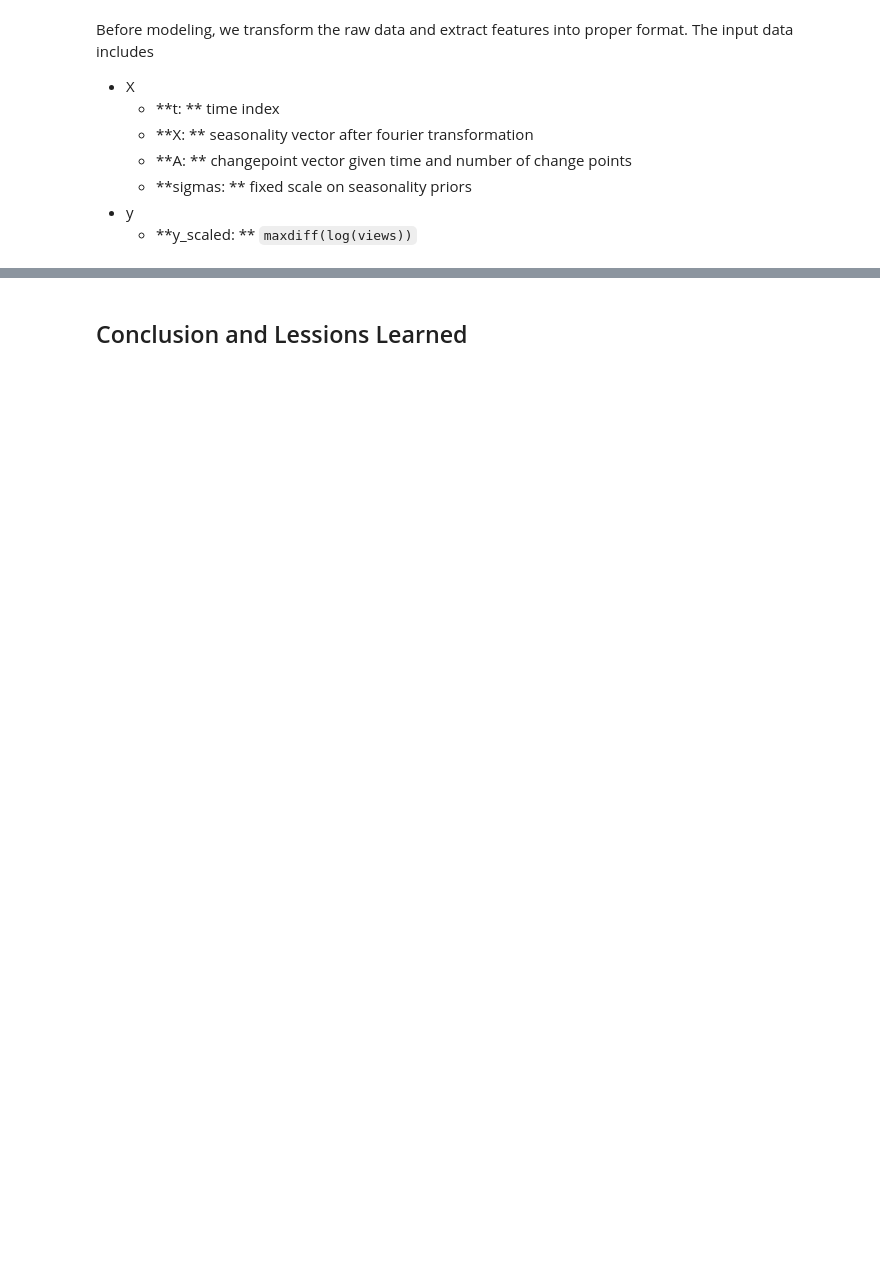
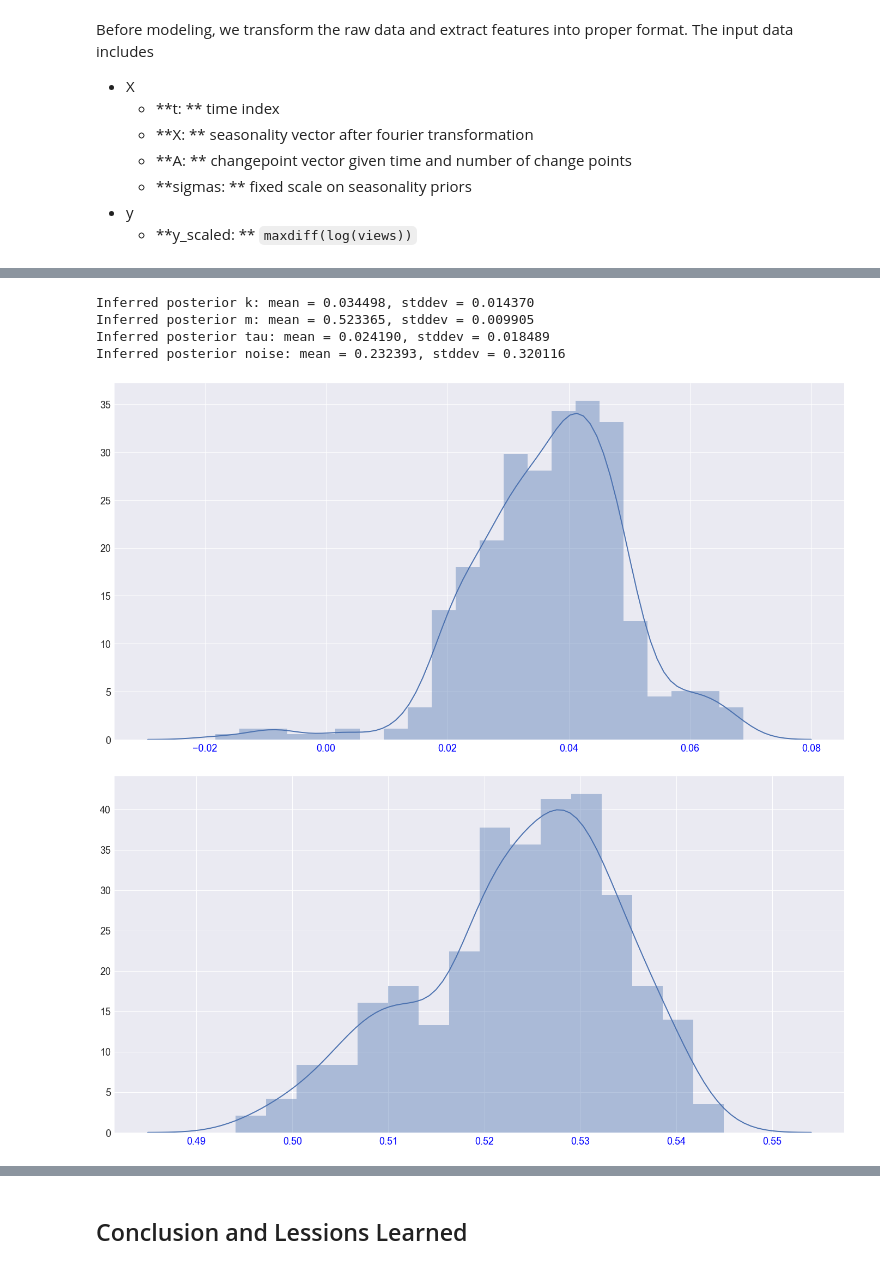
Before and after one commit to AmyJiang/probprog-project, a Jupyter notebook: final_notebook.ipynb, the cells around one changed output, grey strips where cells are left out. Cells and saved outputs as stored; diff of their text form; code cells hidden in the pictures; blank space fills up the shorter version.

```diff
--- a/final_notebook.ipynb
+++ b/final_notebook.ipynb
@@ -170,0 +249,30 @@ y_true = ts["future"]["y_scaled"].as_matrix()
+# %%
+# Posterior check
+sess = ed.get_session()
+kmean, kstddev = sess.run([qk.mean(), qk.stddev()])
+print("Inferred posterior k: mean = %f, stddev = %f" % (kmean, kstddev))
+mmean, mstddev = sess.run([qm.mean(), qm.stddev()])
+print("Inferred posterior m: mean = %f, stddev = %f" % (mmean, mstddev))
+tau_mean, tau_stddev = sess.run([qtau.mean(), qtau.stddev()])
+print("Inferred posterior tau: mean = %f, stddev = %f" % (tau_mean, tau_stddev))
+
+
+noise_mean, noise_stddev = sess.run([qsigma_obs.mean(), qsigma_obs.stddev()])
+print("Inferred posterior noise: mean = %f, stddev = %f" % (noise_mean, noise_stddev))
+
+nburn = 500
+stride = 10
+sns.distplot(qk.params.eval()[nburn:ITR:stride])
+plt.show()
+sns.distplot(qm.params.eval()[nburn:ITR:stride])
+plt.show()
+
+sns.distplot(qtau.params.eval()[nburn:ITR:stride])
+plt.show()
+# %% [output]
+Inferred posterior k: mean = 0.034498, stddev = 0.014370
+Inferred posterior m: mean = 0.523365, stddev = 0.009905
+Inferred posterior tau: mean = 0.024190, stddev = 0.018489
+Inferred posterior noise: mean = 0.232393, stddev = 0.320116
+[figure, added]
+[figure, added]
```
Also changed, not shown: parts of 25 cells of this notebook, 1 other file.
